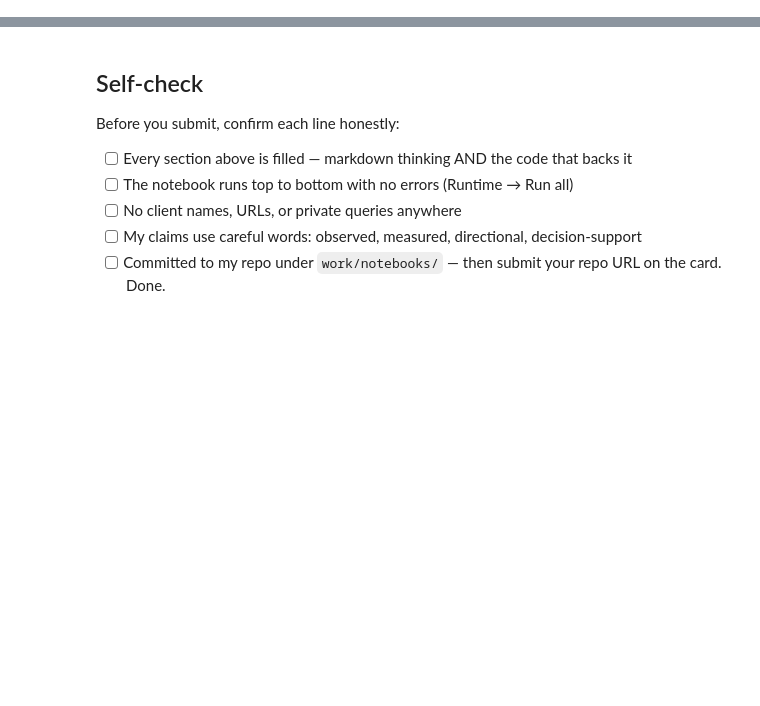
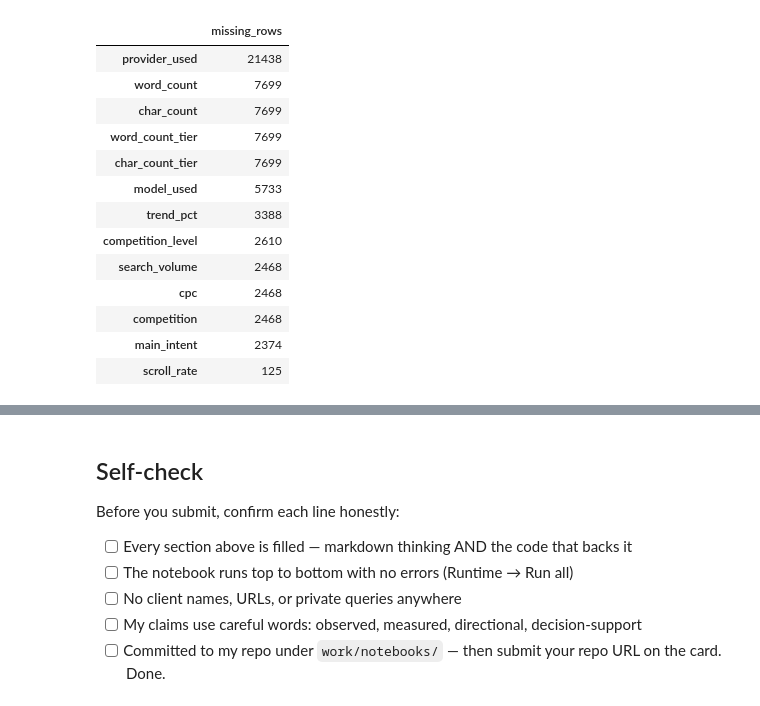
Before and after one commit to PARIJAAT-13/Flyrank-A.I, a Jupyter notebook: work/notebooks/w03_data_contract.ipynb, the cells around one changed output, grey strips where cells are left out. Cells and saved outputs as stored; diff of their text form; code cells hidden in the pictures; blank space fills up the shorter version.

```diff
--- a/work/notebooks/w03_data_contract.ipynb
+++ b/work/notebooks/w03_data_contract.ipynb
@@ -36,0 +66,9 @@ This skeleton is yours to fill. Work the sections **in order** — each one has
+# %%
+print("\n=== NOTEBOOK VARIABLES ===")
+
+for name in sorted([
+    n for n in globals()
+    if not n.startswith("_")
+]):
+    obj = globals()[name]
+    print(f"{name}: {type(obj).__name__}")
@@ -36,0 +358,69 @@ This skeleton is yours to fill. Work the sections **in order** — each one has
+# %%
+# ML-04 — Section 4: Data limits
+# Safe diagnostic version: uses the dataframe already loaded in the notebook.
+
+print("=== DATA LIMITS CHECK ===")
+
+# Find dataframe objects already created in the notebook
+dataframes = {
+    name: obj
+    for name, obj in globals().items()
+    if not name.startswith("_") and isinstance(obj, pd.DataFrame)
+}
+
+print("DataFrames currently available:")
+for name, obj in dataframes.items():
+    print(f"  {name}: {obj.shape}")
+
+if not dataframes:
+    raise RuntimeError(
+        "No pandas DataFrame is currently available. "
+        "Run the earlier dataset-loading cells first."
+    )
+
+# Prefer the main dataset if one is clearly available
+preferred_names = [
+    "df",
+    "data",
+    "dataset",
+    "warehouse_df",
+]
+
+df_limit = None
+
+for name in preferred_names:
+    if name in dataframes:
+        df_limit = dataframes[name]
+        print(f"\nUsing DataFrame: {name}")
+        break
+
+if df_limit is None:
+    name = list(dataframes.keys())[0]
+    df_limit = dataframes[name]
+    print(f"\nUsing available DataFrame: {name}")
+
+print(f"Rows: {len(df_limit):,}")
+print(f"Columns: {len(df_limit.columns)}")
+
+print("\n=== AVAILABLE COLUMNS ===")
+print(list(df_limit.columns))
+
+print("\n=== MISSING VALUES ===")
+missing = (
+    df_limit.isna()
+    .sum()
+    .sort_values(ascending=False)
+)
+
+display(missing[missing > 0].to_frame("missing_rows"))
+
+print("\n=== DATA LIMITS ===")
+print(
+    "This dataset may have uneven historical coverage across "
+    "entities and time periods. Missing measurements should not "
+    "automatically be interpreted as zero. Overlapping feature "
+    "and outcome windows can also limit causal interpretation."
+)
+
+print("\n✓ Data-limits check completed without assuming a DuckDB table name.")
+# %% [output]
@@ -36,0 +441,14 @@ This skeleton is yours to fill. Work the sections **in order** — each one has
+|  | missing_rows |
+| provider_used | 21438 |
+| word_count | 7699 |
+| char_count | 7699 |
+| word_count_tier | 7699 |
+| char_count_tier | 7699 |
+| model_used | 5733 |
+| trend_pct | 3388 |
+| competition_level | 2610 |
+| search_volume | 2468 |
+| cpc | 2468 |
+| competition | 2468 |
+| main_intent | 2374 |
+| scroll_rate | 125 |
```
Also changed, not shown: parts of 19 cells of this notebook.
